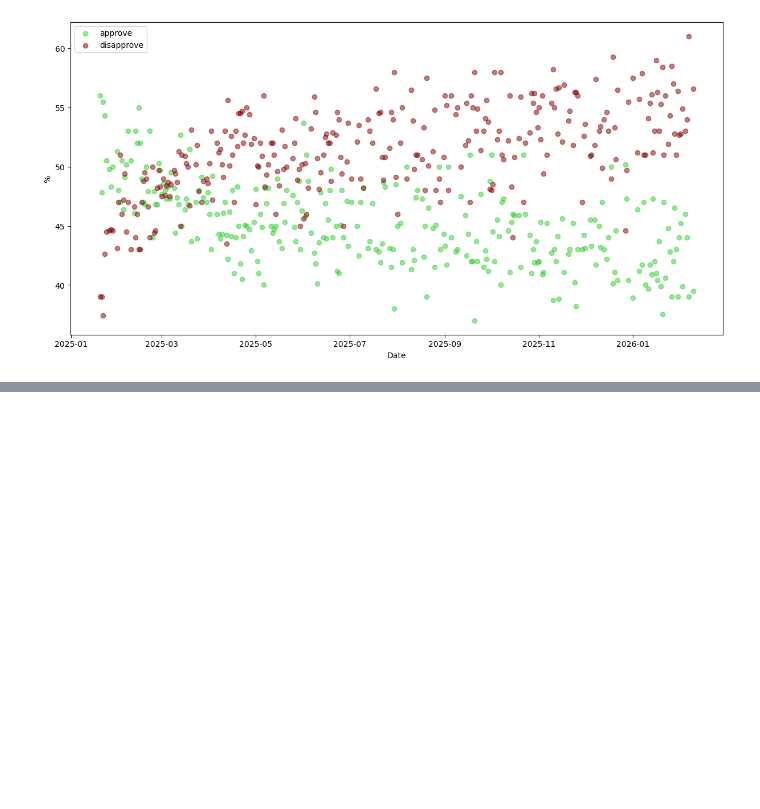
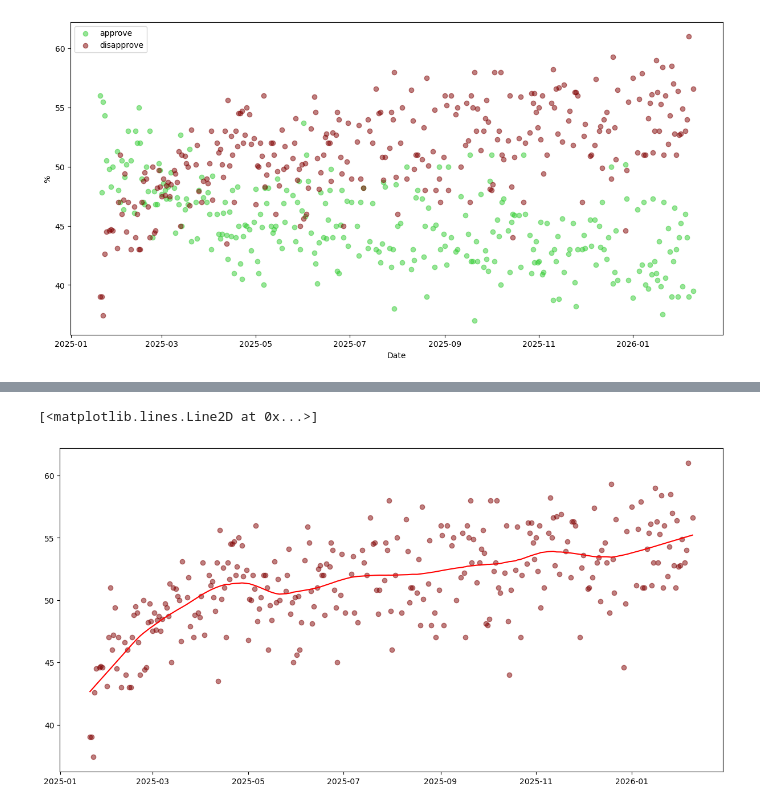
Before and after one commit to AriqRashid/election-signals, a Jupyter notebook: approval_dev.ipynb, the cells around one changed output, grey strips where cells are left out. Saved outputs shown, nothing was run; the diff lists cells and outputs as text; code cells hidden in the pictures; blank space fills up the shorter version.

```diff
--- a/approval_dev.ipynb
+++ b/approval_dev.ipynb
@@ -174,0 +184,7 @@ ax.legend()
+# %%
+fig, ax = plt.subplots(figsize=(12,6), layout='constrained')
+ax.scatter(result['end_date'], result['no'], label='approve', c='maroon', alpha =0.5)
+ax.plot(result['end_date'], no, c='red')
+# %% [output]
+[<matplotlib.lines.Line2D at 0x...>]
+[figure, added]
```
Also changed, not shown: parts of 3 cells of this notebook.
